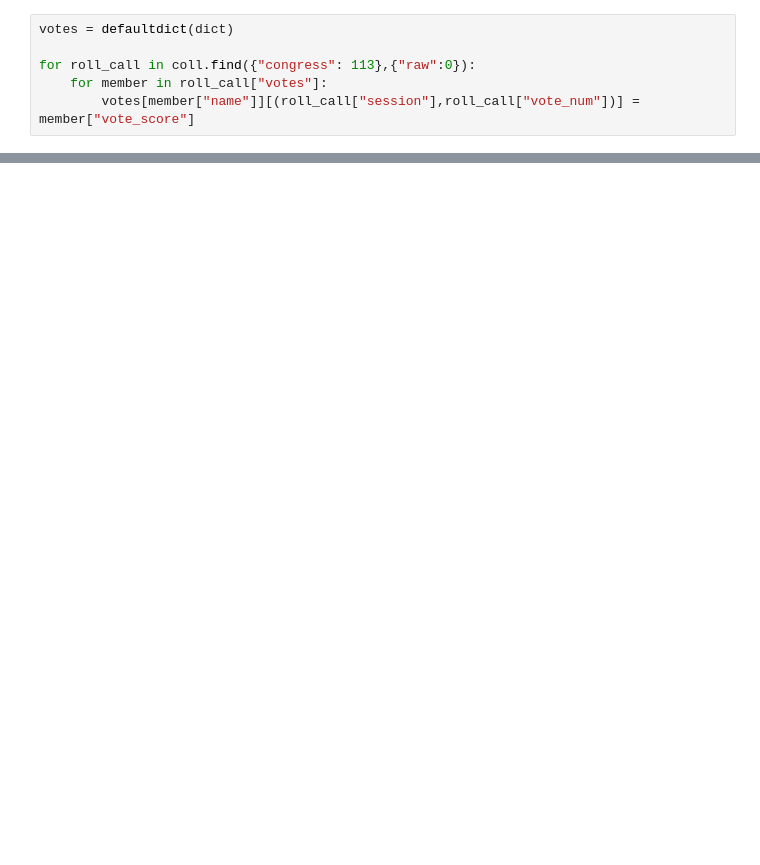
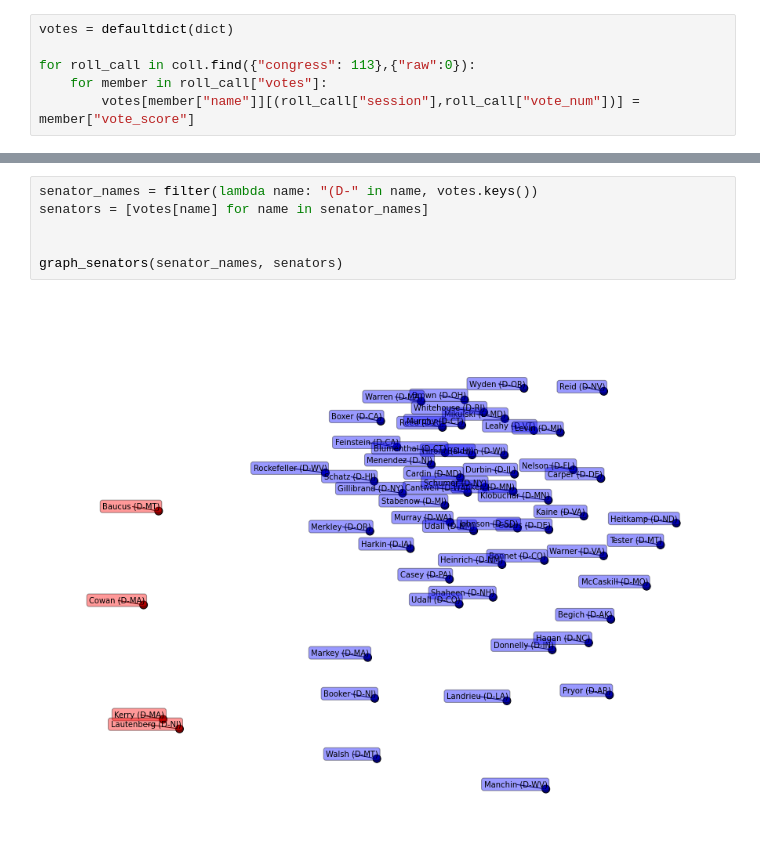
Before and after one commit to ashrestha91/senators, a Jupyter notebook: senators.py.ipynb, the cells around one changed output, grey strips where cells are left out. Cells and saved outputs as stored; diff of their text form; blank space fills up the shorter version.

```diff
--- a/senators.py.ipynb
+++ b/senators.py.ipynb
@@ -119,0 +72,8 @@ for i, (name, xy) in enumerate(zip(senator_names, coords)):
+# %%
+senator_names = filter(lambda name: "(D-" in name, votes.keys())
+senators = [votes[name] for name in senator_names]
+
+
+graph_senators(senator_names, senators)
+# %% [output]
+[figure, added]
```
Also changed, not shown: parts of 8 cells of this notebook, 1 other file.
